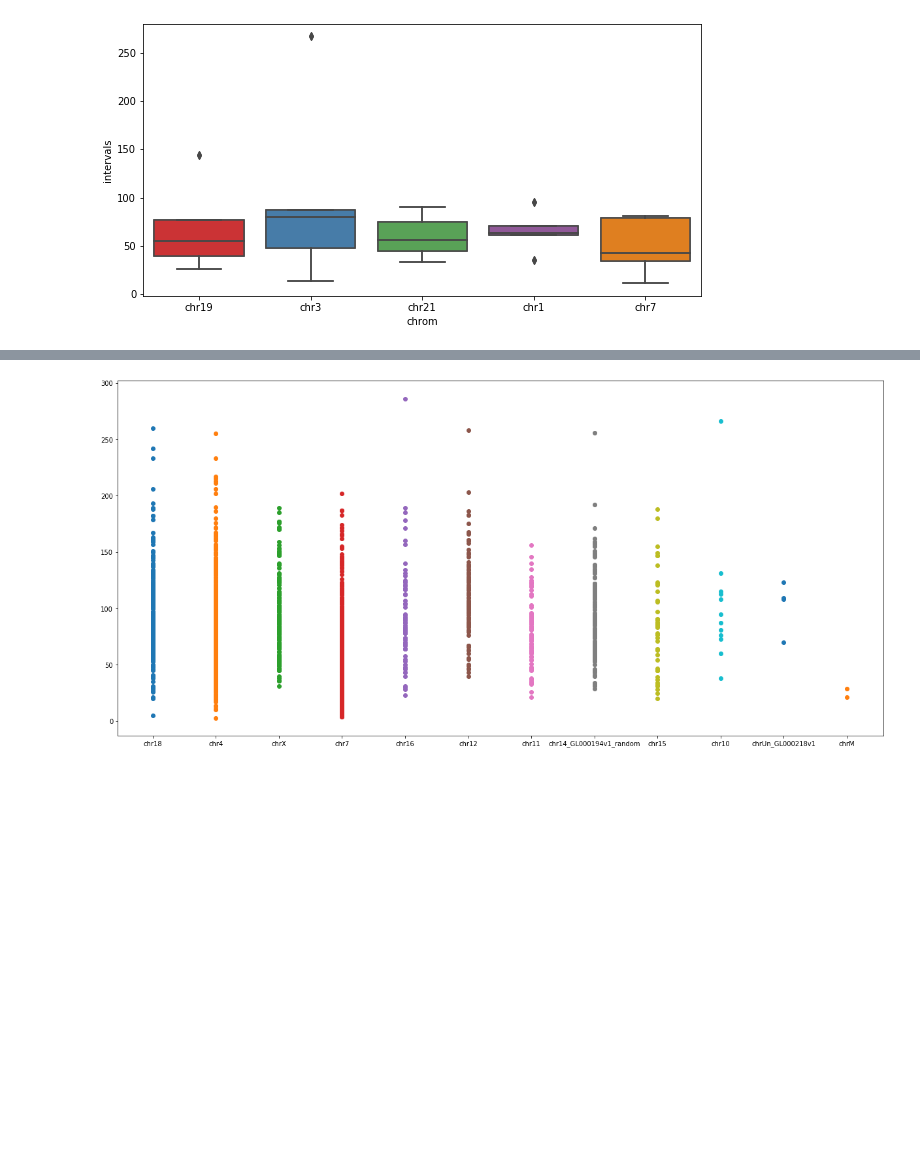
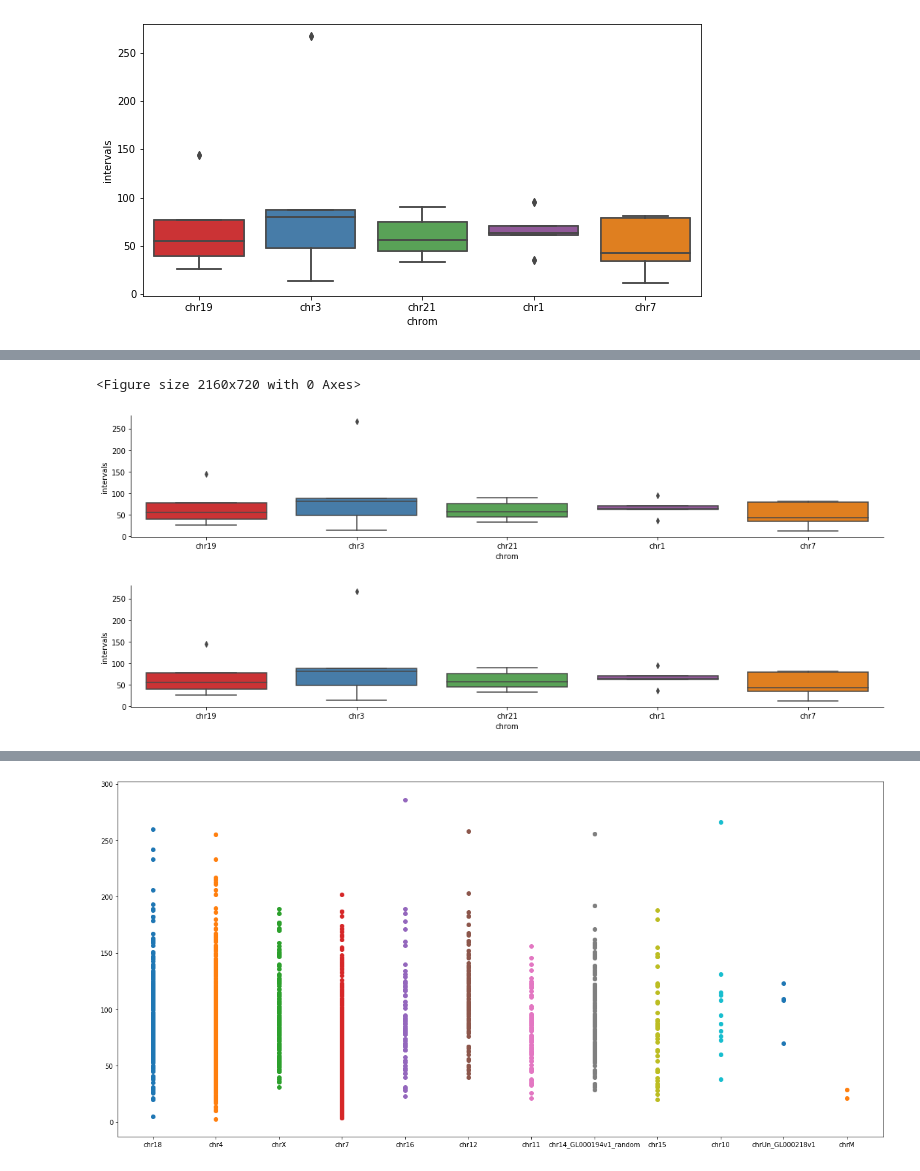
Before and after one commit to zuzanadostalova/ZD-Python-Tutorials-for-Biologists, a Jupyter notebook: Tutorial.ipynb, the cells around one changed output, grey strips where cells are left out. Drawn from its saved outputs; the diff is of its cells as text; code cells hidden in the pictures; blank space fills up the shorter version.

```diff
--- a/Tutorial.ipynb
+++ b/Tutorial.ipynb
@@ -1169,0 +1179,35 @@ show("catplotI.jpg")
+# %%
+# 15. exercise:
+# VII. catplot type box
+import matplotlib.pyplot as plt
+import pandas as pd
+import seaborn as sns
+from pylab import savefig
+from matplotlib.pyplot import show
+plt.figure(figsize=(30,10))
+
+d = {"chr19": [144, 55, 39, 26, 77], "chr3": [80, 87, 267, 48, 14],
+     "chr21": [56, 33, 90, 75, 45], "chr1": [61, 63, 70, 35, 95],
+     "chr7": [81, 34, 79, 43, 11]}
+
+df_list = []
+
+for chrom_name, value in d.items():
+  df_series = pd.Series(value)
+  df = pd.DataFrame(df_series, columns=["intervals"])
+  df["chrom"] = chrom_name
+  df_list.append(df)
+  final_df = pd.concat(df_list, axis=0)
+
+# Notice the difference that cat plot can be changed into box type of plot.
+sns.catplot(x="chrom", y="intervals", data=final_df, palette="Set1", kind="box",
+            height=3, aspect=5)
+
+catplotII = sns.catplot(x="chrom", y="intervals", data=final_df, palette="Set1", kind="box",
+                      height=3, aspect=5)
+catplotII.savefig("catplotII.jpg")
+show("catplotII.jpg")
+# %% [output]
+<Figure size 2160x720 with 0 Axes>
+[figure, added]
+[figure, added]
```
Also changed, not shown: parts of 13 cells of this notebook.
